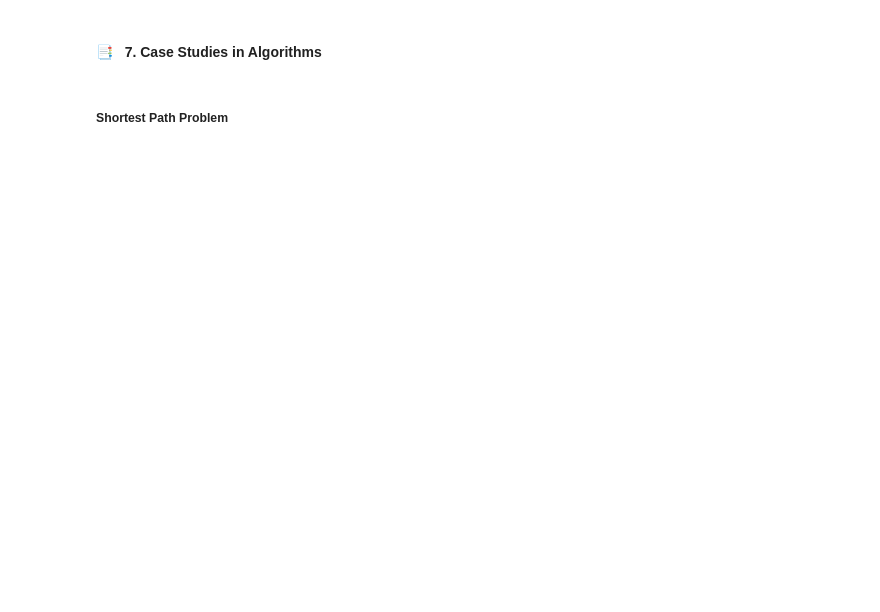
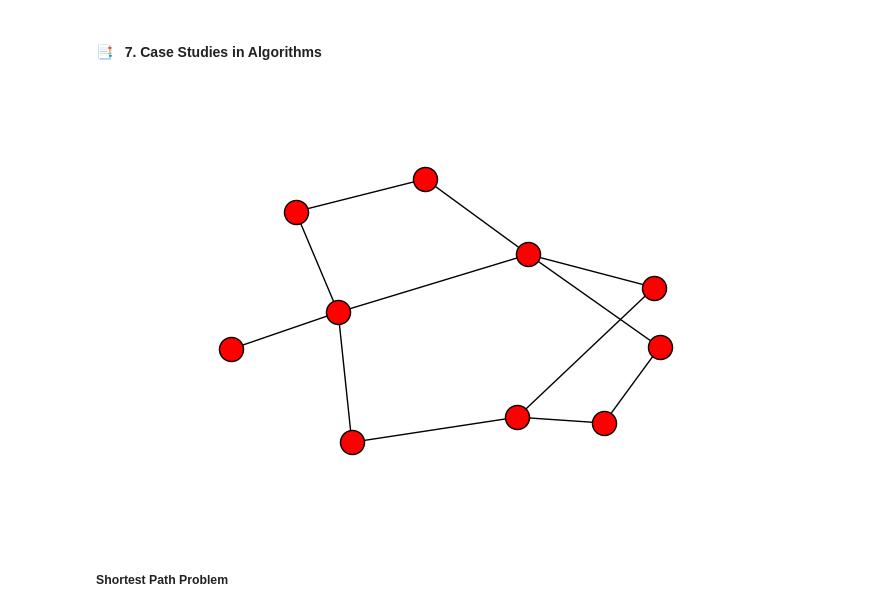
Before and after one commit to OlgaBelitskaya/resume-builder, a Jupyter notebook: Udacity_Technical_Interview_Practice_Lessons.ipynb, the cells around one changed output. Drawn from its saved outputs; the diff is of its cells as text; code cells hidden in the pictures; blank space fills up the shorter version.

```diff
--- a/Udacity_Technical_Interview_Practice_Lessons.ipynb
+++ b/Udacity_Technical_Interview_Practice_Lessons.ipynb
@@ -1726,2 +1819,29 @@ pp.pprint(graph.bfs_names(2))
 # %% [markdown]
 ####  &#x1F4D1; &nbsp; 7. Case Studies in Algorithms
+# %%
+import networkx as nx
+import matplotlib.pyplot as plt
+% matplotlib inline
+G = {'A': [('B', 2), ('D', 6), ('G', 4), ('J', 3)],
+     'B': [('A', 2), ('C', 5)],
+     'C': [('B', 5), ('E', 5)],
+     'D': [('A', 6), ('E', 8)],
+     'E': [('C', 5), ('D', 8), ('F', 3)],
+     'F': [('E', 3), ('G', 7)],
+     'G': [('A', 4), ('F', 7), ('H', 8), ('I', 3)],
+     'H': [('G', 8)],
+     'I': [('G', 3), ('J', 7)],
+     'J': [('A', 3), ('I', 7)]}
+edges = []
+for node1, ws in G.items():
+    for (node2, w) in ws:
+        edges.append((node1, node2, w))
+
+g = nx.Graph()
+for (node1, node2, way) in edges:
+    g.add_edge(node1, node2, length=way)
+
+pos=nx.spring_layout(g)
+nx.draw(g, pos)
+# %% [output]
+[figure, added]
```
Also changed, not shown: parts of 13 cells of this notebook.
